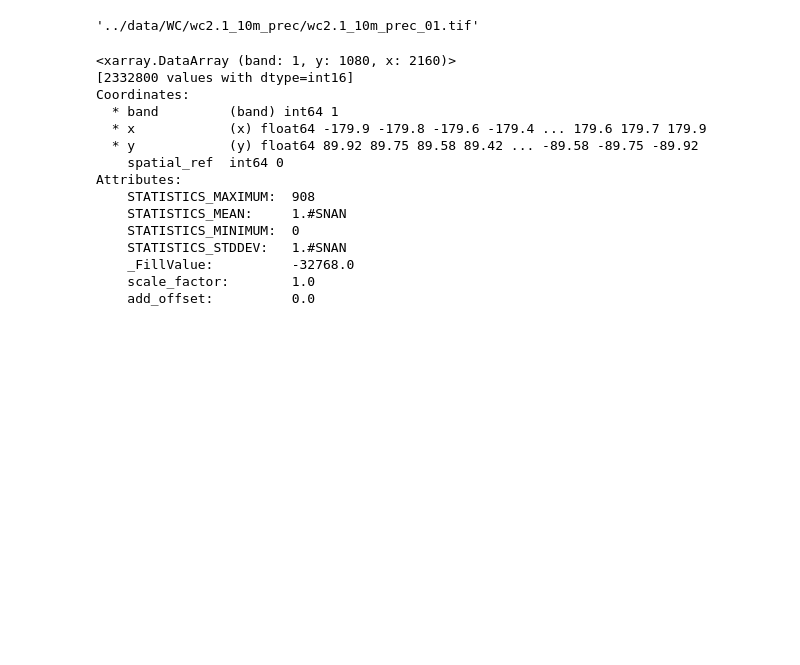
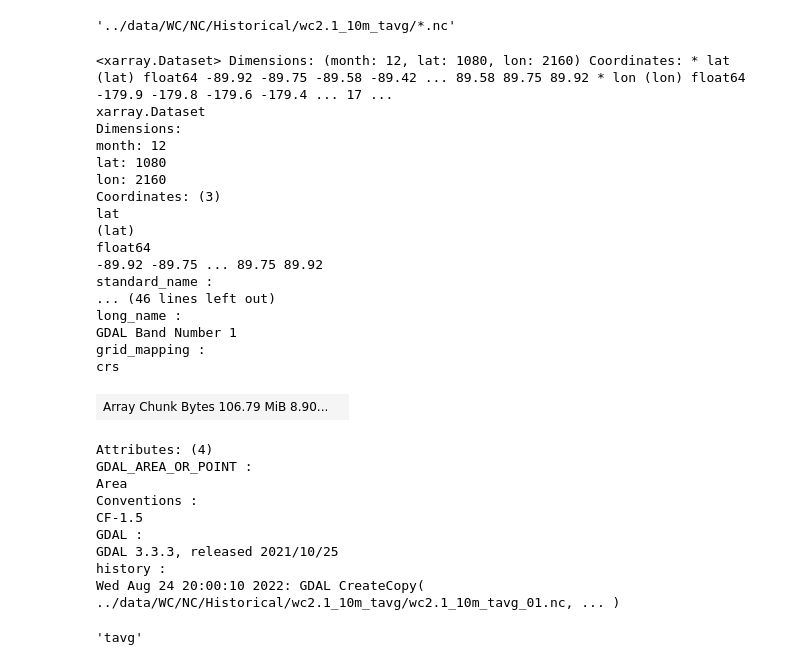
Before and after one commit to rodrigoms95/bioclimatic_change, a Jupyter notebook: code/pruebas.ipynb, the cells around one changed output. Drawn from its saved outputs; the diff is of its cells as text; code cells hidden in the pictures; blank space fills up the shorter version.

```diff
--- a/code/pruebas.ipynb
+++ b/code/pruebas.ipynb
@@ -19,35 +19,43 @@ tif = ".tif"
 res = [ "10m", "30s" ]
 vars = [ "tavg", "tmax", "tmin", "prec", "vapr", "srad", "elev" ]
 month = [ f"{x:02d}" for x in range(1, 13) ]
-# %%
-fname
-# %% [output]
-'../data/WC/wc2.1_10m_prec/wc2.1_10m_prec_01.tif'
-# %%
-h = 0
-i = 0
-j = 3
-k = 0
-
-fname = ( path_WC + ftype[h] + "/" + fhead + res[i] + "_" + vars[j] + "/"
-    + fhead + res[i] + "_" + vars[j] + "_" + month[k] + tif )
-
-ds = rxr.open_rasterio( fname )
-
-ds
-# %% [output]
-<xarray.DataArray (band: 1, y: 1080, x: 2160)>
-[2332800 values with dtype=int16]
-Coordinates:
-  * band         (band) int64 1
-  * x            (x) float64 -179.9 -179.8 -179.6 -179.4 ... 179.6 179.7 179.9
-  * y            (y) float64 89.92 89.75 89.58 89.42 ... -89.58 -89.75 -89.92
-    spatial_ref  int64 0
-Attributes:
-    STATISTICS_MAXIMUM:  908
-    STATISTICS_MEAN:     1.#SNAN
-    STATISTICS_MINIMUM:  0
-    STATISTICS_STDDEV:   1.#SNAN
-    _FillValue:          -32768.0
-    scale_factor:        1.0
-    add_offset:          0.0
+# %%
+fname = ( path_WC + ftype[h] + "/" + fhead + res[i] + "_" + vars[j] + "/" + nc )
+fname
+# %% [output]
+'../data/WC/NC/Historical/wc2.1_10m_tavg/*.nc'
+# %%
+ds.drop("crs")
+ds.rename(Band1 = ds.encoding["source"][-10:-6])
+# %% [output]
+<xarray.Dataset> Dimensions: (month: 12, lat: 1080, lon: 2160) Coordinates: * lat (lat) float64 -89.92 -89.75 -89.58 -89.42 ... 89.58 89.75 89.92 * lon (lon) float64 -179.9 -179.8 -179.6 -179.4 ... 17 ...
+xarray.Dataset
+Dimensions:
+month: 12
+lat: 1080
+lon: 2160
+Coordinates: (3)
+lat
+(lat)
+float64
+-89.92 -89.75 ... 89.75 89.92
+standard_name :
+... (46 lines left out)
+long_name :
+GDAL Band Number 1
+grid_mapping :
+crs
+| Array Chunk Bytes 106.79 MiB 8.90... |  |
+Attributes: (4)
+GDAL_AREA_OR_POINT :
+Area
+Conventions :
+CF-1.5
+GDAL :
+GDAL 3.3.3, released 2021/10/25
+history :
+Wed Aug 24 20:00:10 2022: GDAL CreateCopy( ../data/WC/NC/Historical/wc2.1_10m_tavg/wc2.1_10m_tavg_01.nc, ... )
+# %%
+ds.encoding["source"][-10:-6]
+# %% [output]
+'tavg'
```
Also changed, not shown: parts of 2 cells of this notebook, 3 other files.
